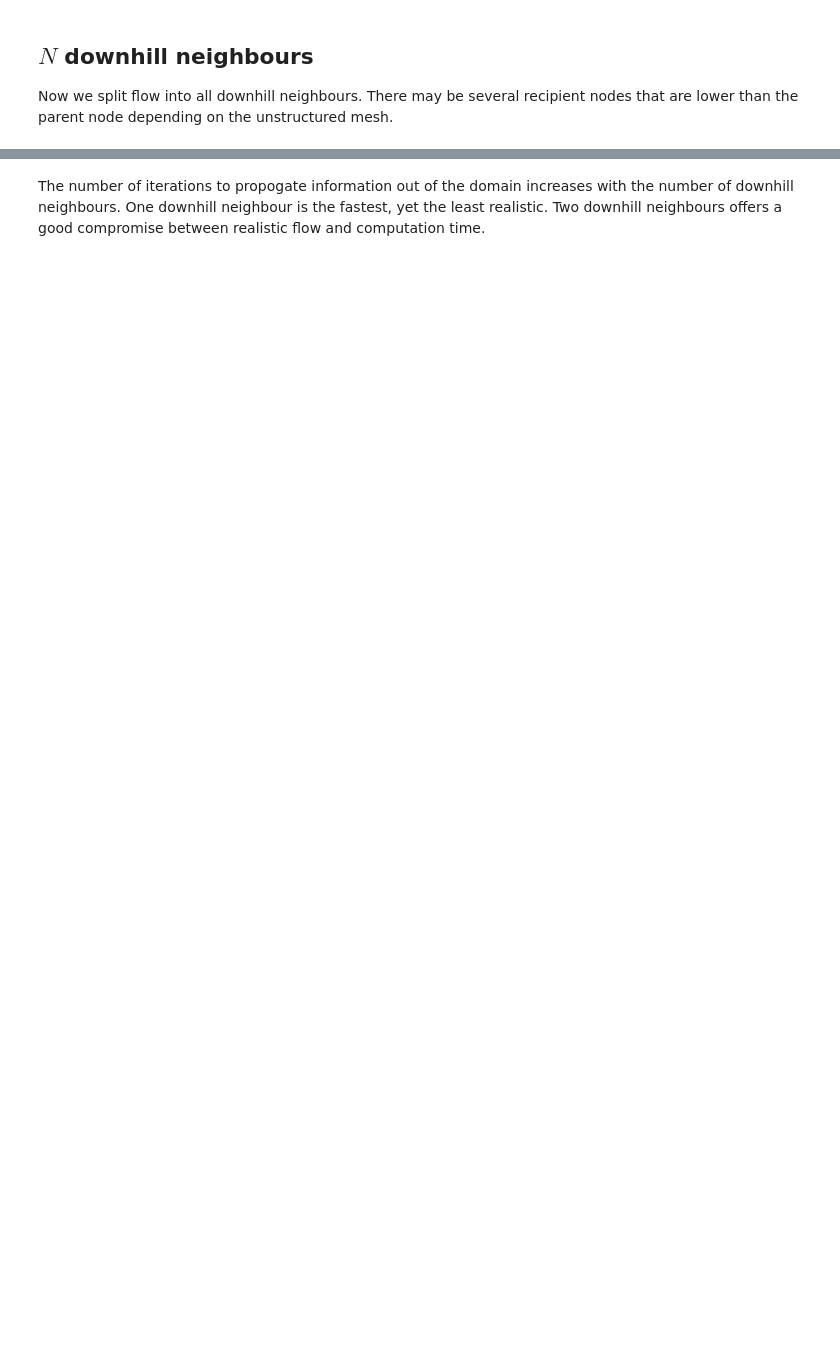
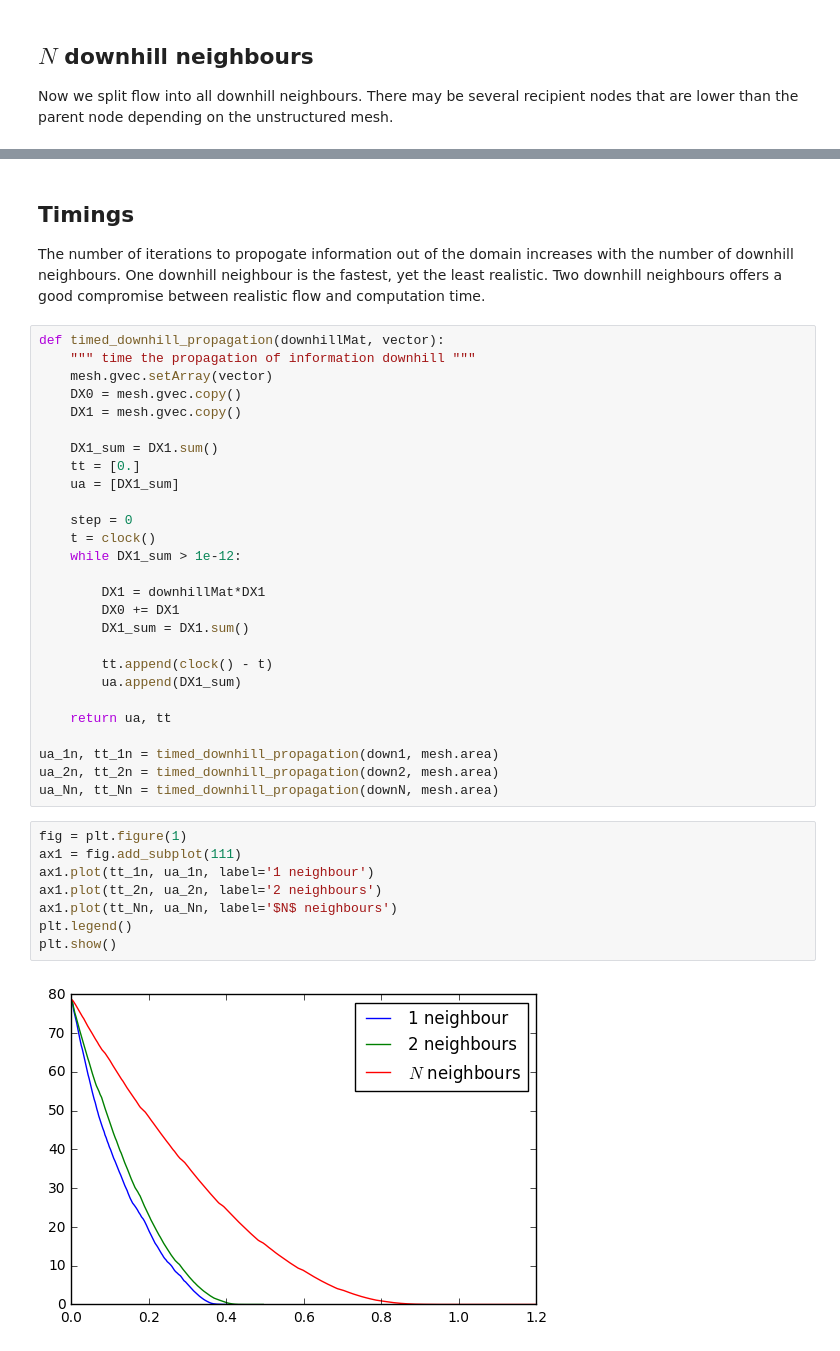
Before and after one commit to underworldcode/quagmire, a Jupyter notebook: Notebooks/cumulative flow.ipynb, the cells around one changed output, grey strips where cells are left out. Drawn from its saved outputs; the diff is of its cells as text; blank space fills up the shorter version.

```diff
--- a/Notebooks/cumulative flow.ipynb
+++ b/Notebooks/cumulative flow.ipynb
@@ -221,2 +249,41 @@ step 00240 -  remaining information  3529.944
 # %% [markdown]
+## Timings
+
 The number of iterations to propogate information out of the domain increases with the number of downhill neighbours. One downhill neighbour is the fastest, yet the least realistic. Two downhill neighbours offers a good compromise between realistic flow and computation time.
+# %%
+def timed_downhill_propagation(downhillMat, vector):
+    """ time the propagation of information downhill """
+    mesh.gvec.setArray(vector)
+    DX0 = mesh.gvec.copy()
+    DX1 = mesh.gvec.copy()
+
+    DX1_sum = DX1.sum()
+    tt = [0.]
+    ua = [DX1_sum]
+
+    step = 0
+    t = clock()
+    while DX1_sum > 1e-12:
+
+        DX1 = downhillMat*DX1
+        DX0 += DX1
+        DX1_sum = DX1.sum()
+
+        tt.append(clock() - t)
+        ua.append(DX1_sum)
+
+    return ua, tt
+
+ua_1n, tt_1n = timed_downhill_propagation(down1, mesh.area)
+ua_2n, tt_2n = timed_downhill_propagation(down2, mesh.area)
+ua_Nn, tt_Nn = timed_downhill_propagation(downN, mesh.area)
+# %%
+fig = plt.figure(1)
+ax1 = fig.add_subplot(111)
+ax1.plot(tt_1n, ua_1n, label='1 neighbour')
+ax1.plot(tt_2n, ua_2n, label='2 neighbours')
+ax1.plot(tt_Nn, ua_Nn, label='$N$ neighbours')
+plt.legend()
+plt.show()
+# %% [output]
+[figure, added]
```
Also changed, not shown: parts of 14 cells of this notebook.
